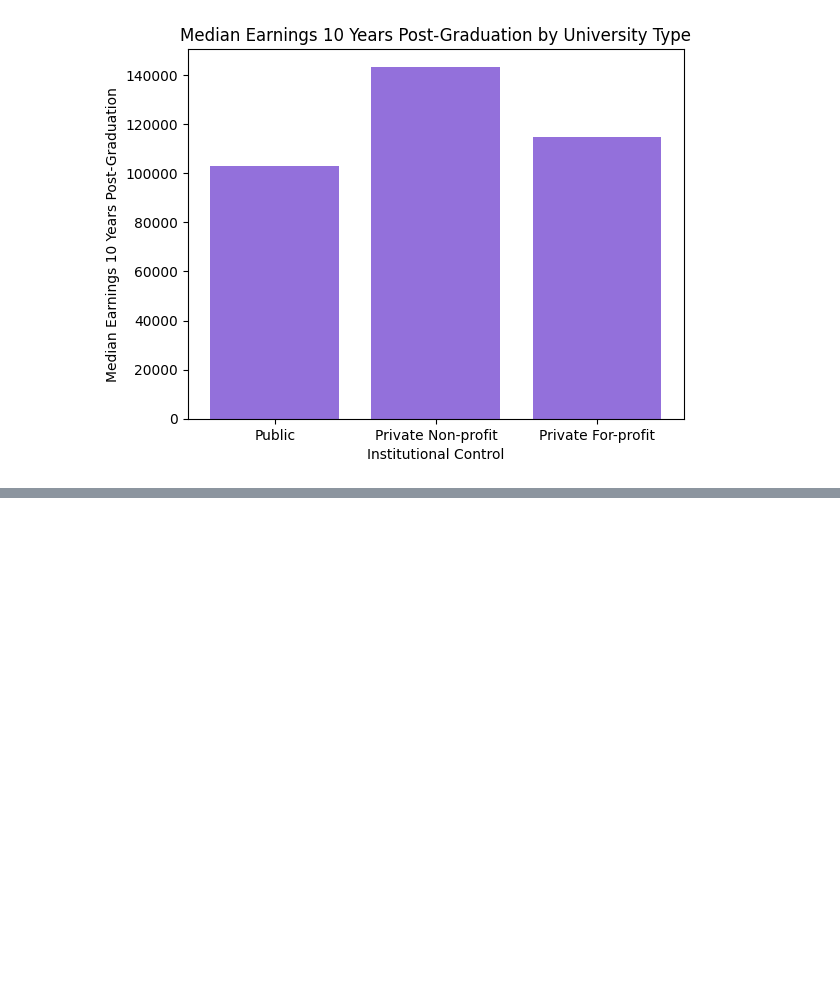
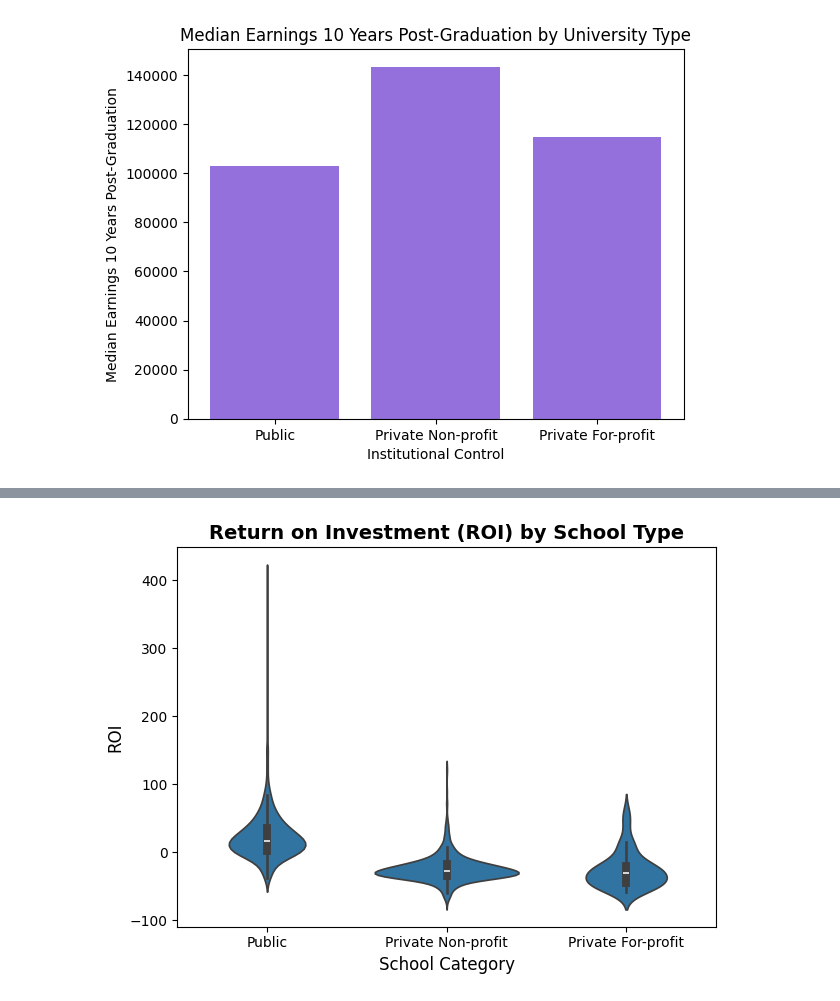
Before and after one commit to mjwillis717-coder/dsrp, a Jupyter notebook: DSRP_Education.ipynb, the cells around one changed output, grey strips where cells are left out. Cells and saved outputs as stored; diff of their text form; code cells hidden in the pictures; blank space fills up the shorter version.

```diff
--- a/DSRP_Education.ipynb
+++ b/DSRP_Education.ipynb
@@ -760,0 +775,10 @@ plt.show()
+# %%
+sns.violinplot(x=college_df['Institutional Control'], y=all_roi)
+plt.title("Return on Investment (ROI) by School Type", fontsize=14, fontweight="bold")
+plt.xlabel("School Category", fontsize=12)
+plt.ylabel("ROI", fontsize=12)
+
+plt.tight_layout()
+plt.show()
+# %% [output]
+[figure, added]
```
Also changed, not shown: parts of 6 cells of this notebook.
